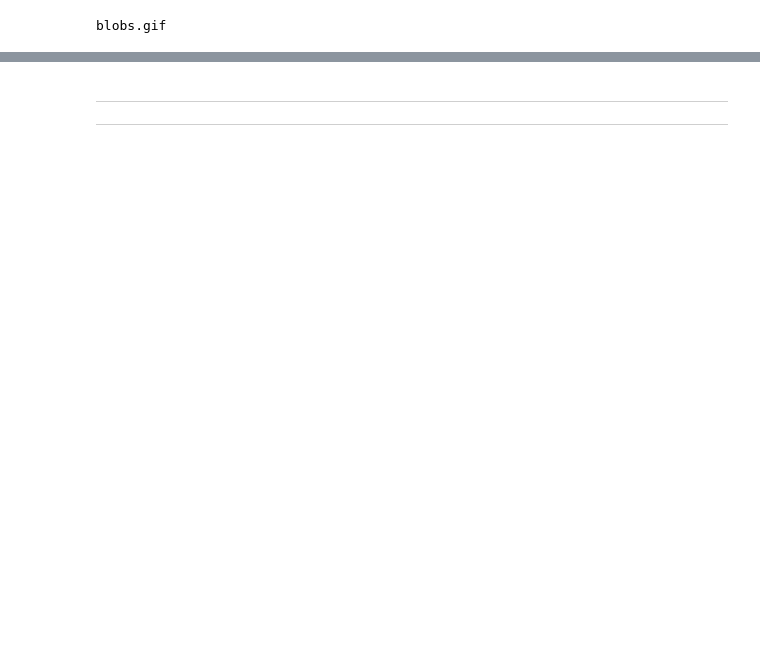
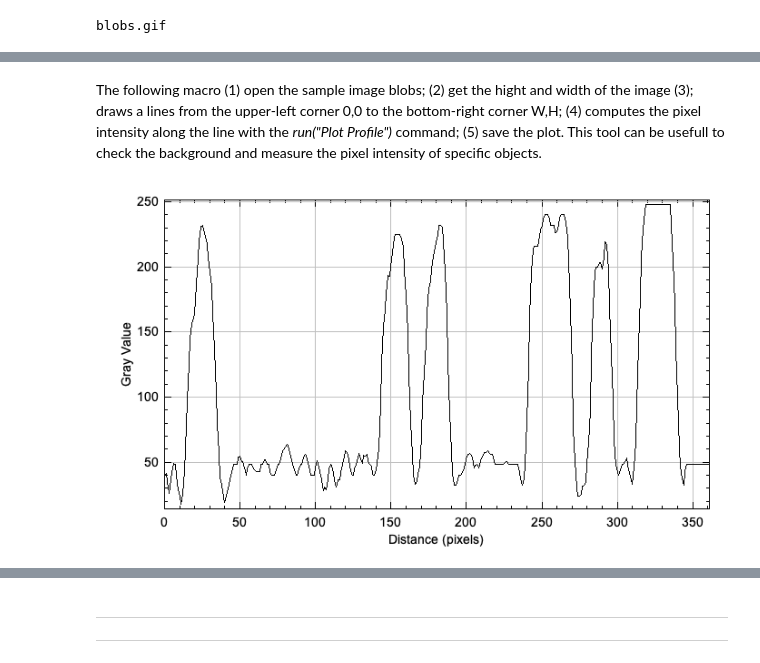
Before and after one commit to NicolasCristini/ImageJ-Processing-Assistant-Notebook, a Jupyter notebook: 00-Introduction.ipynb, the cells around one changed output, grey strips where cells are left out. Drawn from its saved outputs; the diff is of its cells as text; code cells hidden in the pictures; blank space fills up the shorter version.

```diff
--- a/00-Introduction.ipynb
+++ b/00-Introduction.ipynb
@@ -296,0 +299,3 @@ args_profile = {
+# %% [markdown]
+The following macro (1) open the sample image blobs; (2) get the hight and width of the image (3); draws a lines from the upper-left corner 0,0 to the bottom-right corner W,H; (4) computes the pixel intensity along the line with the *run("Plot Profile")* command; (5) save the plot.
+This tool can be usefull to check the background and measure the pixel intensity of specific objects.
@@ -298,3 +323,6 @@ args_profile = {
 result_profile = ij.py.run_macro(macro_profile, args_profile)
 # %%
-Image(f"{directory_profile}"+"/Blobs_plot.png")
+#Display the image
+Image(f"{RESULTS_dir}"+"/Blobs_plot.png")
+# %% [output]
+[figure, added]
```
Also changed, not shown: parts of 63 cells of this notebook.
